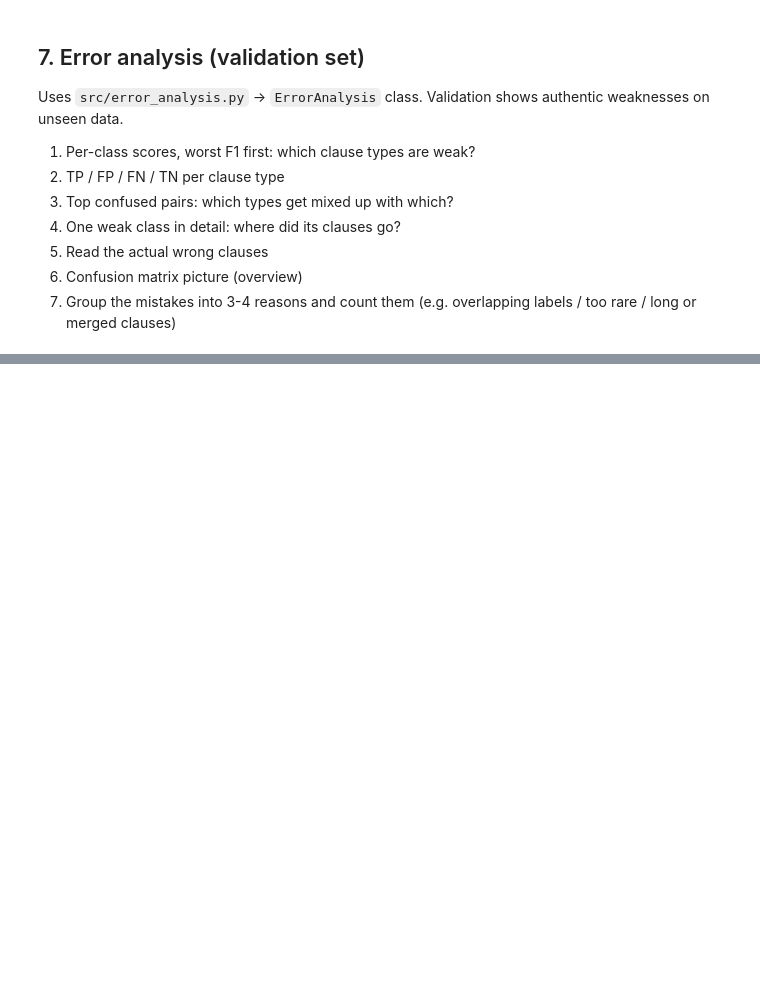
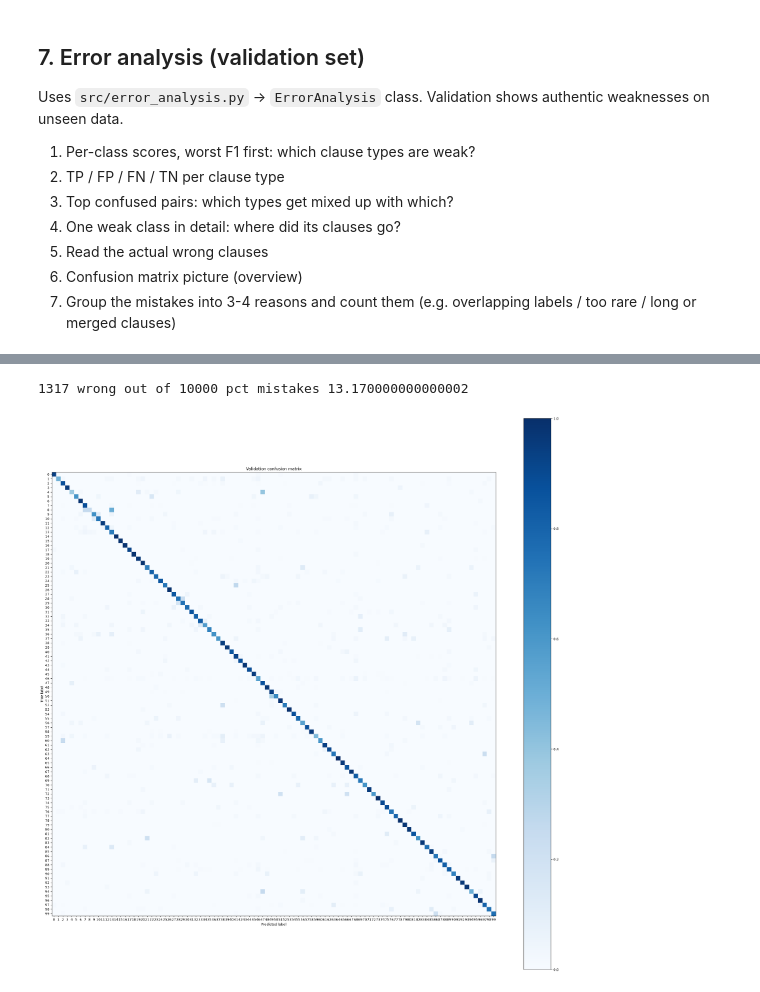
Before and after one commit to jag5m33/py_legal_data, a Jupyter notebook: notebooks/model.ipynb, the cells around one changed output, grey strips where cells are left out. Saved outputs shown, nothing was run; the diff lists cells and outputs as text; code cells hidden in the pictures; blank space fills up the shorter version.

Commit message:
test compelte

```diff
--- a/notebooks/model.ipynb
+++ b/notebooks/model.ipynb
@@ -428,0 +509,2 @@ ea.plot_confusion_matrix(size=30)
+# %%
+test_preds, test_scores = lr.eval_test()
@@ -428,0 +513,5 @@ ea.plot_confusion_matrix(size=30)
+# %%
+ea_test = ErrorAnalysis(y_true=y_test, y_pred=test_preds,
+                   label_names=label_names,
+                   classes=lr.model.classes_,       # fixed order: same 100 classes in every table
+                   texts=proc_test["text"])           # original clause text, to read mistakes
@@ -428,0 +540,10 @@ ea.plot_confusion_matrix(size=30)
+# %%
+mistakes_test = ea_test.mistakes()
+pct_mistakes_test = ((len(mistakes_test))/(len(y_test))*100)
+print(len(mistakes_test), "wrong out of", len(y_test), "pct mistakes", pct_mistakes_test)
+
+mistakes_test.head(20)
+ea_test.plot_confusion_matrix(size=30)
+# %% [output]
+1317 wrong out of 10000 pct mistakes 13.170000000000002
+[figure, added]
```
Also changed, not shown: parts of 22 cells of this notebook.
